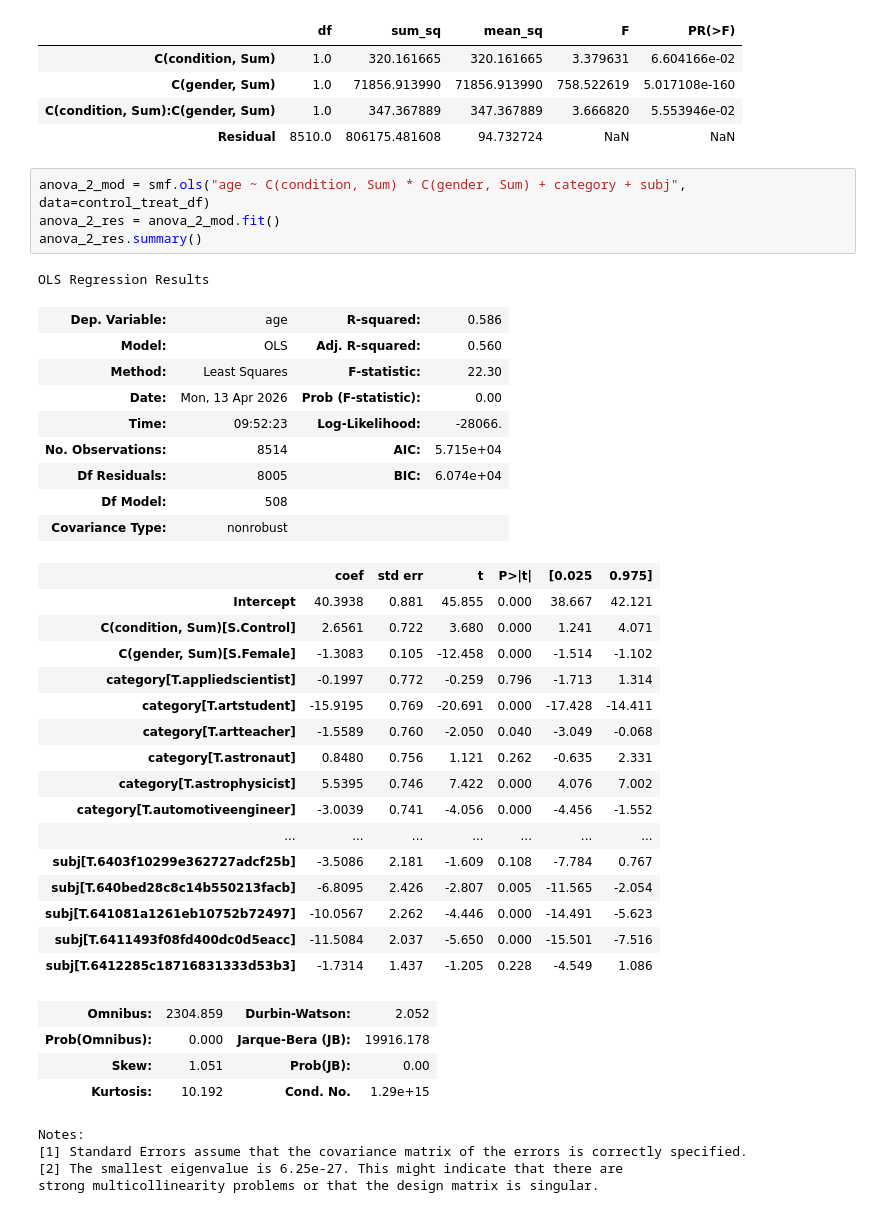
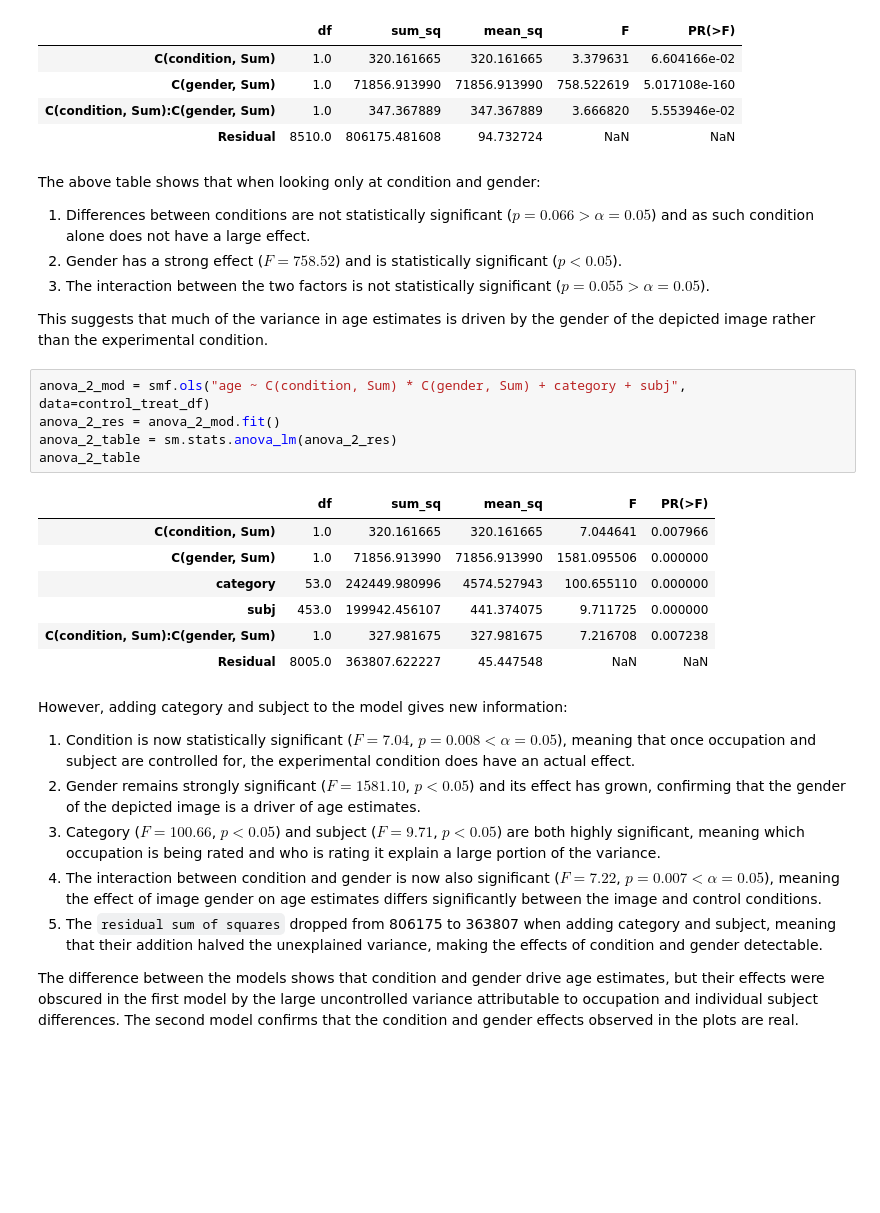
Before and after one commit to romgzn/Data_Analysis_Machine_Learning_Assignments, a Jupyter notebook: second_assignment/age_gender_cor.ipynb, the cells around one changed output. Drawn from its saved outputs; the diff is of its cells as text; blank space fills up the shorter version.

```diff
--- a/second_assignment/age_gender_cor.ipynb
+++ b/second_assignment/age_gender_cor.ipynb
@@ -684,42 +699,43 @@ anova_1_table
 | C(gender, Sum) | 1.0 | 71856.913990 | 71856.913990 | 758.522619 | 5.017108e-160 |
 | C(condition, Sum):C(gender, Sum) | 1.0 | 347.367889 | 347.367889 | 3.666820 | 5.553946e-02 |
 | Residual | 8510.0 | 806175.481608 | 94.732724 | NaN | NaN |
+# %% [markdown]
+The above table shows that when looking only at condition and gender:
+1. Differences between conditions are not statistically significant ($p=0.066 > \alpha=0.05$) and as such
+   condition alone does not have a large effect.
+2. Gender has a strong effect ($F=758.52$) and is statistically significant ($p<0.05$).
+3. The interaction between the two factors is not statistically significant ($p=0.055 > \alpha=0.05$).
+
+This suggests that much of the variance in age estimates is driven by the gender of the depicted image
+rather than the experimental condition.
 # %%
 anova_2_mod = smf.ols("age ~ C(condition, Sum) * C(gender, Sum) + category + subj", data=control_treat_df)
 anova_2_res = anova_2_mod.fit()
-anova_2_res.summary()
+anova_2_table = sm.stats.anova_lm(anova_2_res)
+anova_2_table
 # %% [output]
-OLS Regression Results
-| Dep. Variable: | age | R-squared: | 0.586 |
-| Model: | OLS | Adj. R-squared: | 0.560 |
-| Method: | Least Squares | F-statistic: | 22.30 |
-| Date: | Mon, 13 Apr 2026 | Prob (F-statistic): | 0.00 |
-| Time: | 09:52:23 | Log-Likelihood: | -28066. |
-| No. Observations: | 8514 | AIC: | 5.715e+04 |
-| Df Residuals: | 8005 | BIC: | 6.074e+04 |
-| Df Model: | 508 |  |  |
-| Covariance Type: | nonrobust |  |  |
+|  | df | sum_sq | mean_sq | F | PR(>F) |
+| C(condition, Sum) | 1.0 | 320.161665 | 320.161665 | 7.044641 | 0.007966 |
+| C(gender, Sum) | 1.0 | 71856.913990 | 71856.913990 | 1581.095506 | 0.000000 |
+| category | 53.0 | 242449.980996 | 4574.527943 | 100.655110 | 0.000000 |
+| subj | 453.0 | 199942.456107 | 441.374075 | 9.711725 | 0.000000 |
+| C(condition, Sum):C(gender, Sum) | 1.0 | 327.981675 | 327.981675 | 7.216708 | 0.007238 |
+| Residual | 8005.0 | 363807.622227 | 45.447548 | NaN | NaN |
-|  | coef | std err | t | P>|t| | [0.025 | 0.975] |
-| Intercept | 40.3938 | 0.881 | 45.855 | 0.000 | 38.667 | 42.121 |
-| C(condition, Sum)[S.Control] | 2.6561 | 0.722 | 3.680 | 0.000 | 1.241 | 4.071 |
-| C(gender, Sum)[S.Female] | -1.3083 | 0.105 | -12.458 | 0.000 | -1.514 | -1.102 |
-| category[T.appliedscientist] | -0.1997 | 0.772 | -0.259 | 0.796 | -1.713 | 1.314 |
-| category[T.artstudent] | -15.9195 | 0.769 | -20.691 | 0.000 | -17.428 | -14.411 |
-| category[T.artteacher] | -1.5589 | 0.760 | -2.050 | 0.040 | -3.049 | -0.068 |
-| category[T.astronaut] | 0.8480 | 0.756 | 1.121 | 0.262 | -0.635 | 2.331 |
-| category[T.astrophysicist] | 5.5395 | 0.746 | 7.422 | 0.000 | 4.076 | 7.002 |
-| category[T.automotiveengineer] | -3.0039 | 0.741 | -4.056 | 0.000 | -4.456 | -1.552 |
-| ... | ... | ... | ... | ... | ... | ... |
-| subj[T.6403f10299e362727adcf25b] | -3.5086 | 2.181 | -1.609 | 0.108 | -7.784 | 0.767 |
-| subj[T.640bed28c8c14b550213facb] | -6.8095 | 2.426 | -2.807 | 0.005 | -11.565 | -2.054 |
-| subj[T.641081a1261eb10752b72497] | -10.0567 | 2.262 | -4.446 | 0.000 | -14.491 | -5.623 |
-| subj[T.6411493f08fd400dc0d5eacc] | -11.5084 | 2.037 | -5.650 | 0.000 | -15.501 | -7.516 |
-| subj[T.6412285c18716831333d53b3] | -1.7314 | 1.437 | -1.205 | 0.228 | -4.549 | 1.086 |
-| Omnibus: | 2304.859 | Durbin-Watson: | 2.052 |
-| Prob(Omnibus): | 0.000 | Jarque-Bera (JB): | 19916.178 |
-| Skew: | 1.051 | Prob(JB): | 0.00 |
-| Kurtosis: | 10.192 | Cond. No. | 1.29e+15 |
-Notes:
-[1] Standard Errors assume that the covariance matrix of the errors is correctly specified.
-[2] The smallest eigenvalue is 6.25e-27. This might indicate that there are
-strong multicollinearity problems or that the design matrix is singular.
+# %% [markdown]
+However, adding category and subject to the model gives new information:
+
+1. Condition is now statistically significant ($F=7.04$, $p=0.008 < \alpha=0.05$), meaning that
+   once occupation and subject are controlled for, the experimental condition does have an actual effect.
+2. Gender remains strongly significant ($F=1581.10$, $p<0.05$) and its effect has grown, confirming
+   that the gender of the depicted image is a driver of age estimates.
+3. Category ($F=100.66$, $p<0.05$) and subject ($F=9.71$, $p<0.05$) are both highly significant,
+   meaning which occupation is being rated and who is rating it explain a large portion of the variance.
+4. The interaction between condition and gender is now also significant ($F=7.22$, $p=0.007 < \alpha=0.05$),
+   meaning the effect of image gender on age estimates differs significantly between the image and control conditions.
+5. The `residual sum of squares` dropped from 806175 to 363807 when adding category and subject, meaning that their
+   addition halved the unexplained variance, making the effects of condition and gender detectable.
+
+The difference between the models shows that condition and gender drive age estimates, but their effects were
+obscured in the first model by the large uncontrolled variance attributable to occupation and individual subject
+differences. The second model confirms that the condition and gender effects observed in the plots are
+real.
```
Also changed, not shown: parts of 13 cells of this notebook.
